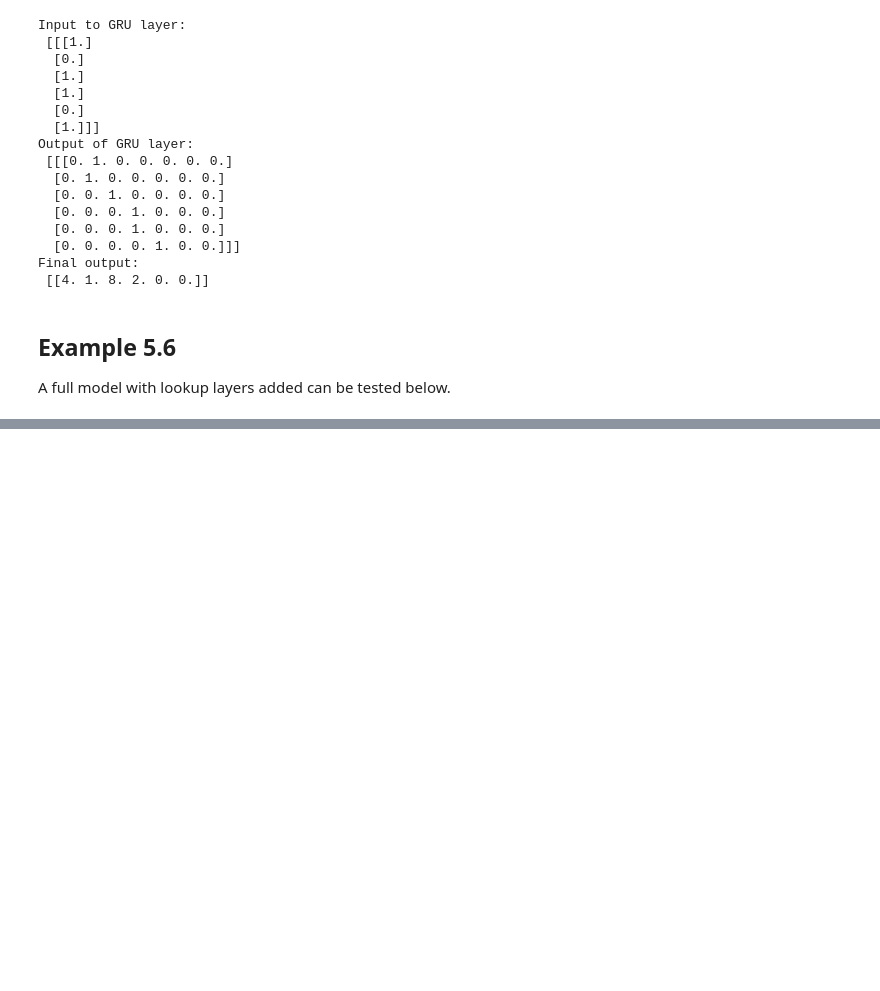
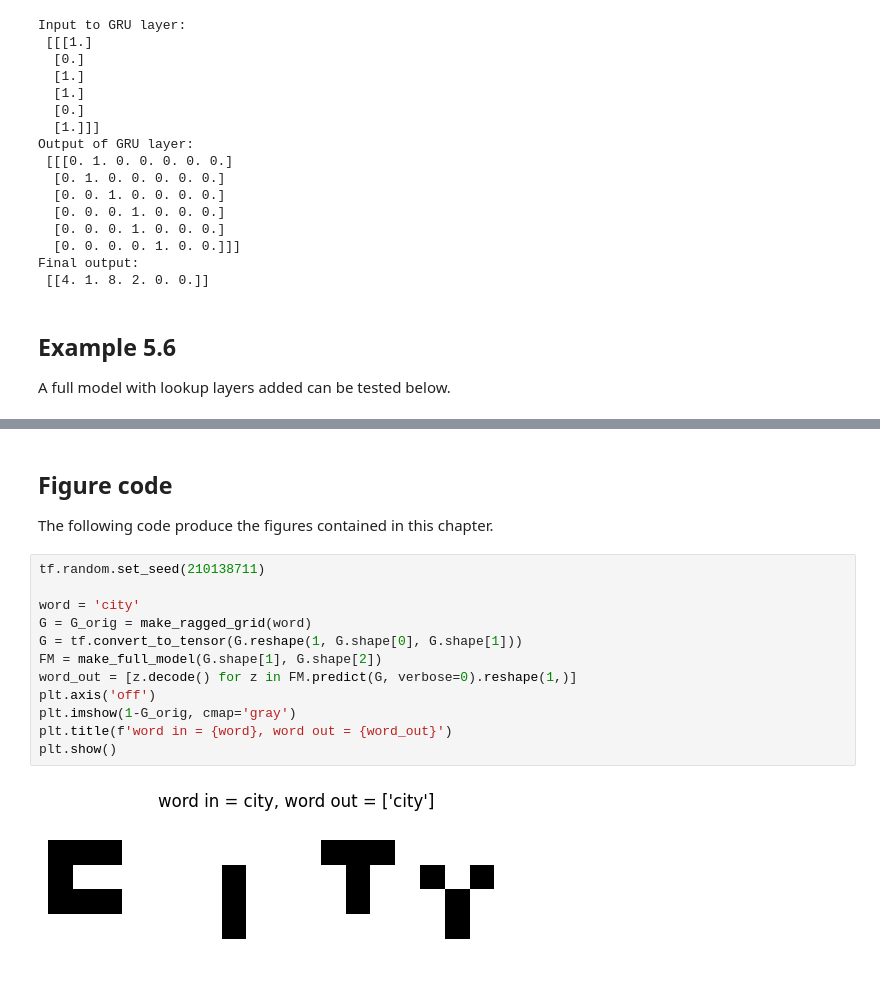
Before and after one commit to HectorLeitch/mas6041, a Jupyter notebook: try_letters.ipynb, the cells around one changed output, grey strips where cells are left out. Drawn from its saved outputs; the diff is of its cells as text; blank space fills up the shorter version.

```diff
--- a/try_letters.ipynb
+++ b/try_letters.ipynb
@@ -230 +230,19 @@ None
 city
+# %% [markdown]
+## Figure code
+
+The following code produce the figures contained in this chapter.
+# %%
+tf.random.set_seed(210138711)
+
+word = 'city'
+G = G_orig = make_ragged_grid(word)
+G = tf.convert_to_tensor(G.reshape(1, G.shape[0], G.shape[1]))
+FM = make_full_model(G.shape[1], G.shape[2])
+word_out = [z.decode() for z in FM.predict(G, verbose=0).reshape(1,)]
+plt.axis('off')
+plt.imshow(1-G_orig, cmap='gray')
+plt.title(f'word in = {word}, word out = {word_out}')
+plt.show()
+# %% [output]
+[figure, added]
```
Also changed, not shown: parts of 10 cells of this notebook, 7 other files.
